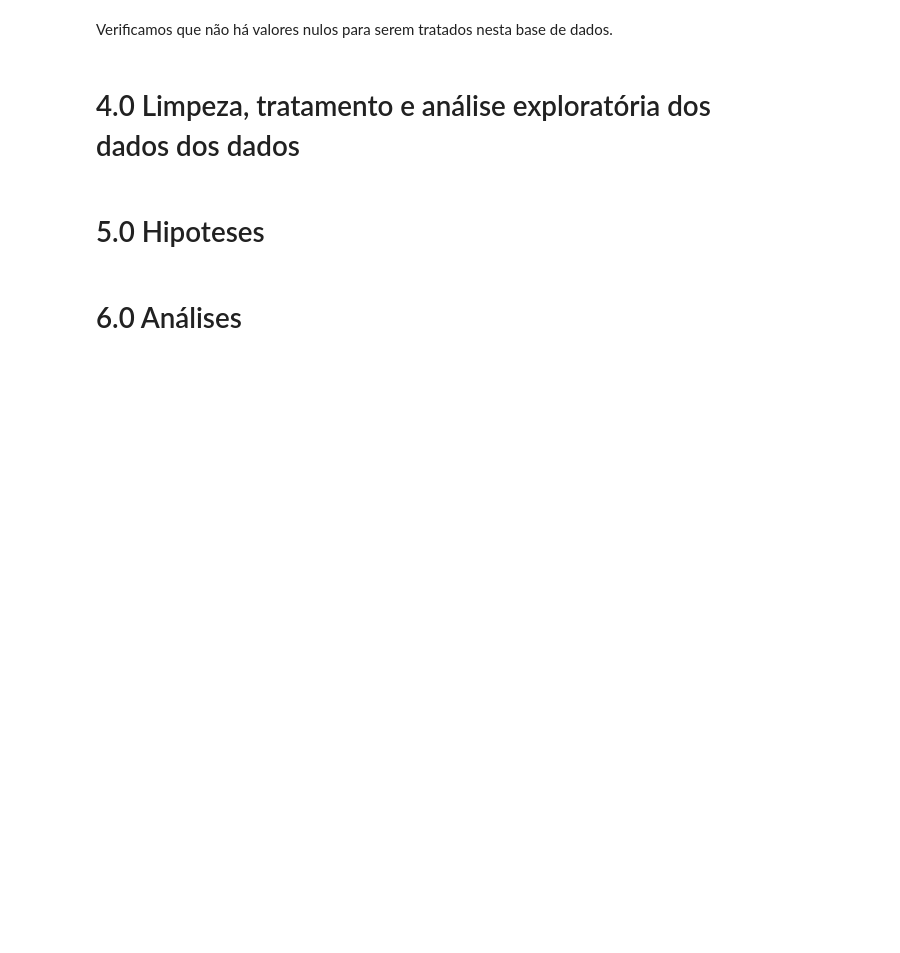
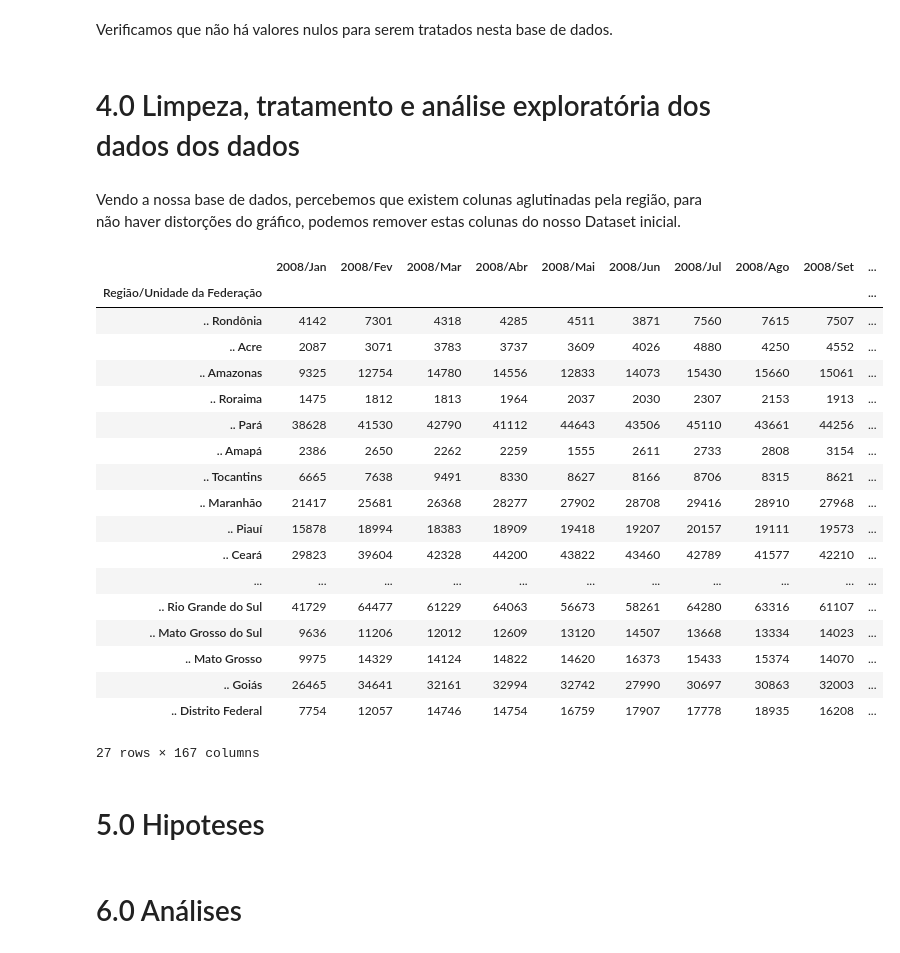
Before and after one commit to chermont04/Federal-District-Public-heath-Analysis, a Jupyter notebook: notebooks/Analise_de_internacoes_Brasil.ipynb, the cells around one changed output. Cells and saved outputs as stored; diff of their text form; code cells hidden in the pictures; blank space fills up the shorter version.

Commit message:
Removendo as regiões do dataset inicial

```diff
--- a/notebooks/Analise_de_internacoes_Brasil.ipynb
+++ b/notebooks/Analise_de_internacoes_Brasil.ipynb
@@ -82,6 +91,30 @@ Length: 168, dtype: int64
 Verificamos que não há valores nulos para serem tratados nesta base de dados.
 # %% [markdown]
 # 4.0 Limpeza, tratamento e análise exploratória dos dados dos dados
+# %% [markdown]
+Vendo a nossa base de dados, percebemos que existem colunas aglutinadas pela região, para não haver distorções do gráfico, podemos remover estas colunas do nosso Dataset inicial.
+# %%
+internacoes.drop(index = ['Região Norte', 'Região Nordeste', 'Região Sudeste', 'Região Sul', 'Região Centro-Oeste'])
+# %% [output]
+|  | 2008/Jan | 2008/Fev | 2008/Mar | 2008/Abr | 2008/Mai | 2008/Jun | 2008/Jul | 2008/Ago | 2008/Set | ... |
+| Região/Unidade da Federação |  |  |  |  |  |  |  |  |  | ... |
+| .. Rondônia | 4142 | 7301 | 4318 | 4285 | 4511 | 3871 | 7560 | 7615 | 7507 | ... |
+| .. Acre | 2087 | 3071 | 3783 | 3737 | 3609 | 4026 | 4880 | 4250 | 4552 | ... |
+| .. Amazonas | 9325 | 12754 | 14780 | 14556 | 12833 | 14073 | 15430 | 15660 | 15061 | ... |
+| .. Roraima | 1475 | 1812 | 1813 | 1964 | 2037 | 2030 | 2307 | 2153 | 1913 | ... |
+| .. Pará | 38628 | 41530 | 42790 | 41112 | 44643 | 43506 | 45110 | 43661 | 44256 | ... |
+| .. Amapá | 2386 | 2650 | 2262 | 2259 | 1555 | 2611 | 2733 | 2808 | 3154 | ... |
+| .. Tocantins | 6665 | 7638 | 9491 | 8330 | 8627 | 8166 | 8706 | 8315 | 8621 | ... |
+| .. Maranhão | 21417 | 25681 | 26368 | 28277 | 27902 | 28708 | 29416 | 28910 | 27968 | ... |
+| .. Piauí | 15878 | 18994 | 18383 | 18909 | 19418 | 19207 | 20157 | 19111 | 19573 | ... |
+| .. Ceará | 29823 | 39604 | 42328 | 44200 | 43822 | 43460 | 42789 | 41577 | 42210 | ... |
+| ... | ... | ... | ... | ... | ... | ... | ... | ... | ... | ... |
+| .. Rio Grande do Sul | 41729 | 64477 | 61229 | 64063 | 56673 | 58261 | 64280 | 63316 | 61107 | ... |
+| .. Mato Grosso do Sul | 9636 | 11206 | 12012 | 12609 | 13120 | 14507 | 13668 | 13334 | 14023 | ... |
+| .. Mato Grosso | 9975 | 14329 | 14124 | 14822 | 14620 | 16373 | 15433 | 15374 | 14070 | ... |
+| .. Goiás | 26465 | 34641 | 32161 | 32994 | 32742 | 27990 | 30697 | 30863 | 32003 | ... |
+| .. Distrito Federal | 7754 | 12057 | 14746 | 14754 | 16759 | 17907 | 17778 | 18935 | 16208 | ... |
+27 rows × 167 columns
 # %% [markdown]
 # 5.0 Hipoteses
 # %% [markdown]
```
Also changed, not shown: parts of 2 cells of this notebook.
